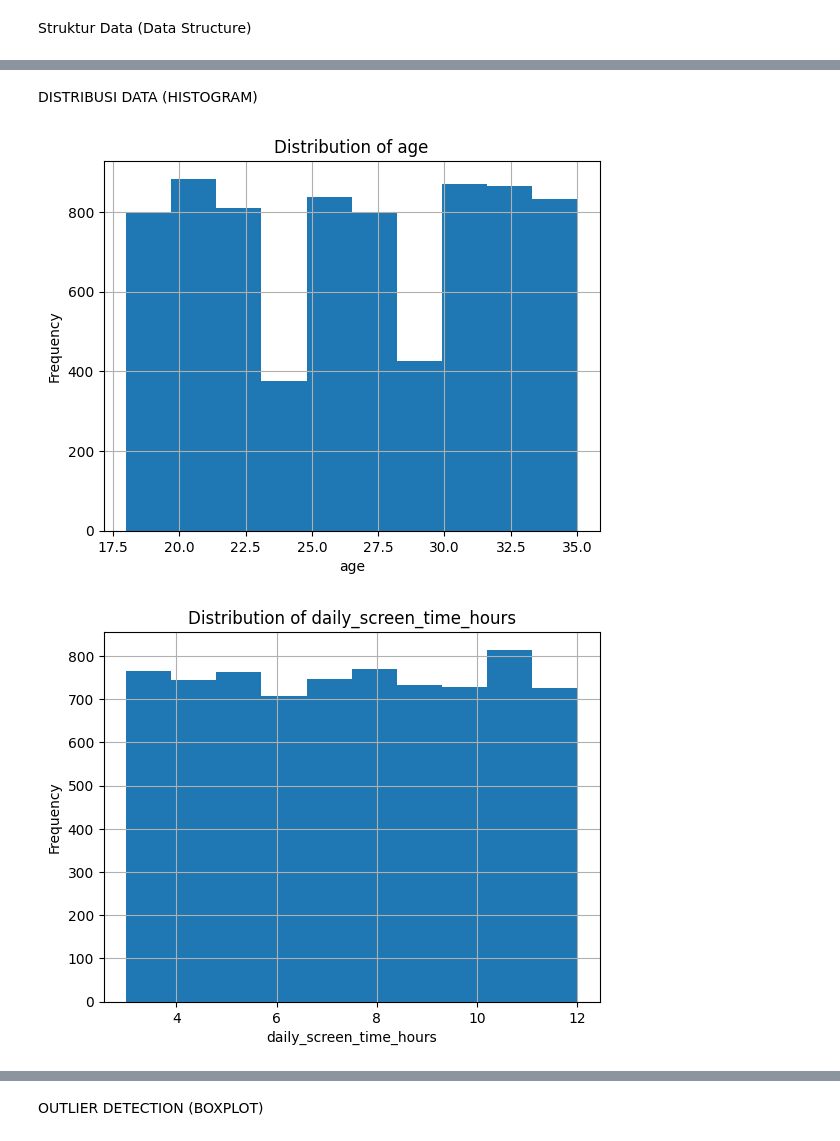
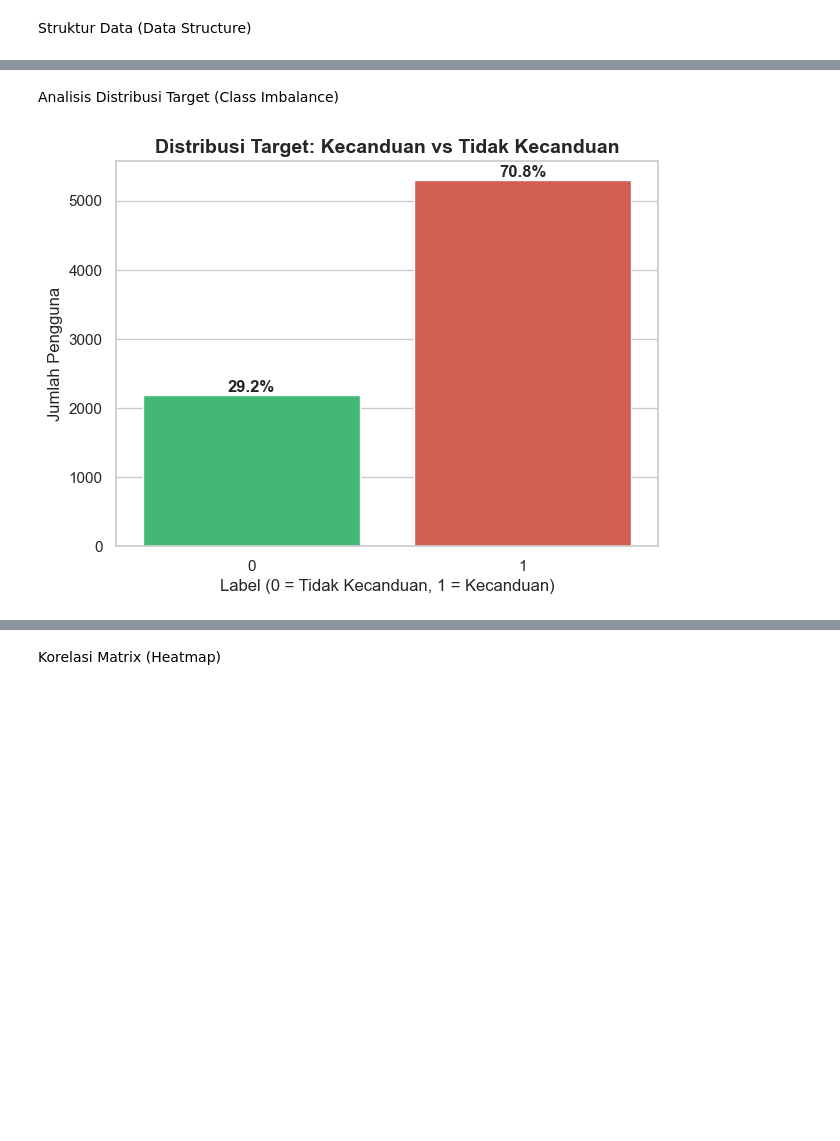
Before and after one commit to Naoupal/phone-addiction-detection, a Jupyter notebook: Notebook/EDA-phone-addiction-detection.ipynb, the cells around one changed output, grey strips where cells are left out. Drawn from its saved outputs; the diff is of its cells as text; code cells hidden in the pictures; blank space fills up the shorter version.

```diff
--- a/Notebook/EDA-phone-addiction-detection.ipynb
+++ b/Notebook/EDA-phone-addiction-detection.ipynb
@@ -1,13 +1,22 @@
 # %% [markdown]
 Struktur Data (Data Structure)
 # %%
-# IMPORT
+# ==========================================
+# 1. IMPORT LIBRARY & SETUP
+# ==========================================
 import pandas as pd
 import numpy as np
 import matplotlib.pyplot as plt
+import seaborn as sns
+import warnings
+warnings.filterwarnings('ignore') # Menghilangkan warning merah yang mengganggu
+
+# Setup tema seaborn untuk grafik standar jurnal
+sns.set_theme(style="whitegrid", palette="muted")
 
 # LOAD DATA
-df = pd.read_csv('E:\Python - Project\phone-addiction-detection\Data\Smartphone_Usage_And_Addiction_Analysis_7500_Rows.csv')
+# Pastikan path file sesuai dengan direktori Master
+file_path = 'E:\Python - Project\phone-addiction-detection\Data\Smartphone_Usage_And_Addiction_Analysis_7500_Rows.csv'
+df = pd.read_csv(file_path)
 
-# DEFINE NUMERIC COLUMNS
-num_cols = df.select_dtypes(include=np.number).columns
+print(f"Dataset berhasil dimuat! Dimensi data: {df.shape[0]} Baris, {df.shape[1]} Kolom")
@@ -93,15 +87,24 @@ dtype: float64
 # %% [markdown]
-DISTRIBUSI DATA (HISTOGRAM)
+Analisis Distribusi Target (Class Imbalance)
 # %%
-num_cols = df.select_dtypes(include=np.number).columns
+# ==========================================
+# 4. ANALISIS KESEIMBANGAN TARGET (CLASS IMBALANCE)
+# ==========================================
+plt.figure(figsize=(7, 5))
+ax = sns.countplot(data=df, x='addicted_label', palette=['#2ecc71', '#e74c3c'])
 
-for col in num_cols:
-    plt.figure()
-    df[col].hist()
-    plt.title(f'Distribution of {col}')
-    plt.xlabel(col)
-    plt.ylabel('Frequency')
-    plt.show()
+plt.title("Distribusi Target: Kecanduan vs Tidak Kecanduan", fontsize=14, fontweight='bold')
+plt.xlabel("Label (0 = Tidak Kecanduan, 1 = Kecanduan)")
+plt.ylabel("Jumlah Pengguna")
+
+# Menambahkan anotasi persentase di atas bar
+total = len(df)
+for p in ax.patches:
+    percentage = f'{100 * p.get_height() / total:.1f}%'
+    x = p.get_x() + p.get_width() / 2
+    y = p.get_height()
+    ax.annotate(percentage, (x, y), ha='center', va='bottom', fontsize=12, fontweight='bold')
+
+plt.show()
 # %% [output]
-[figure, old version]
+[figure, new version]
-[figure, removed]
@@ -116,3 +111,3 @@ for col in num_cols:
 # %% [markdown]
-OUTLIER DETECTION (BOXPLOT)
+Korelasi Matrix (Heatmap)
 # %%
```
Also changed, not shown: parts of 16 cells of this notebook, 1 other file.
